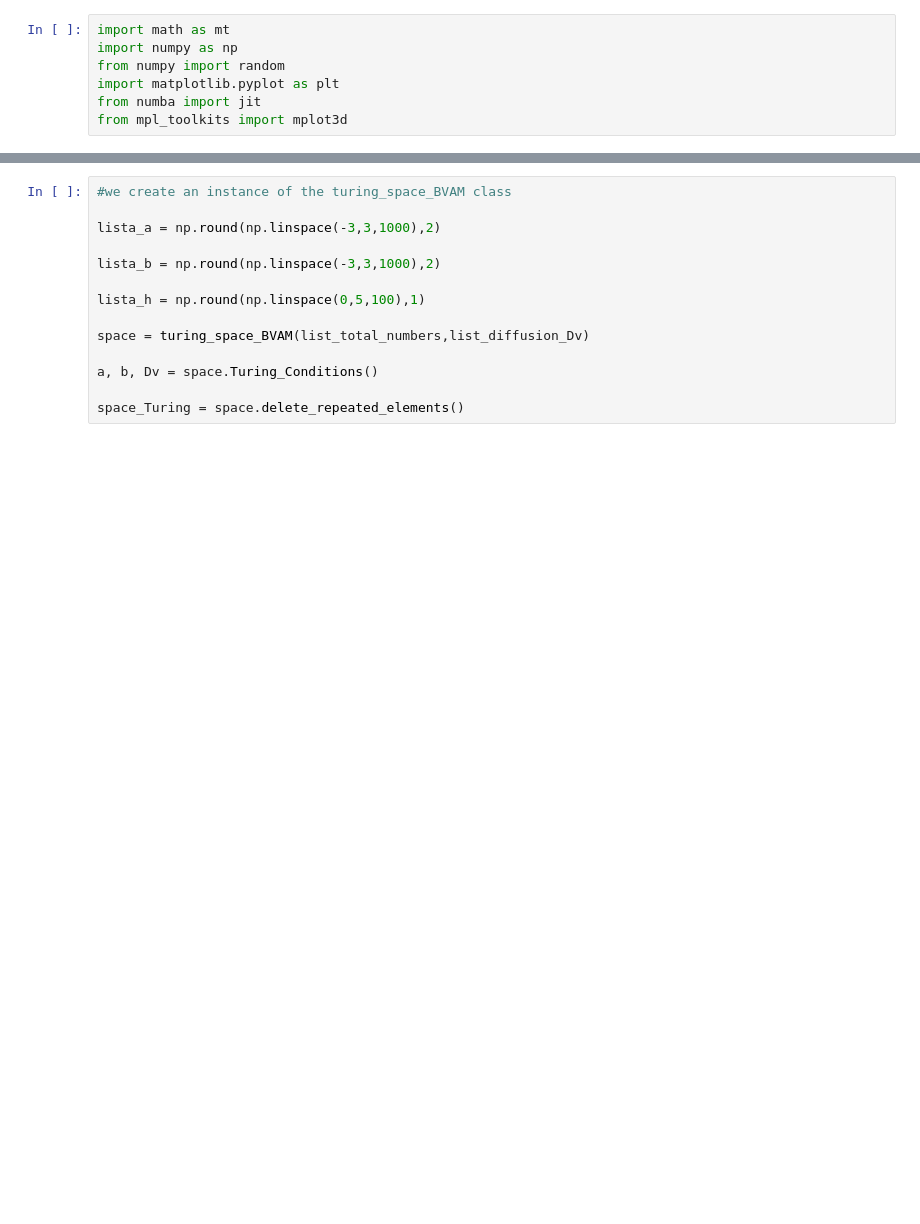
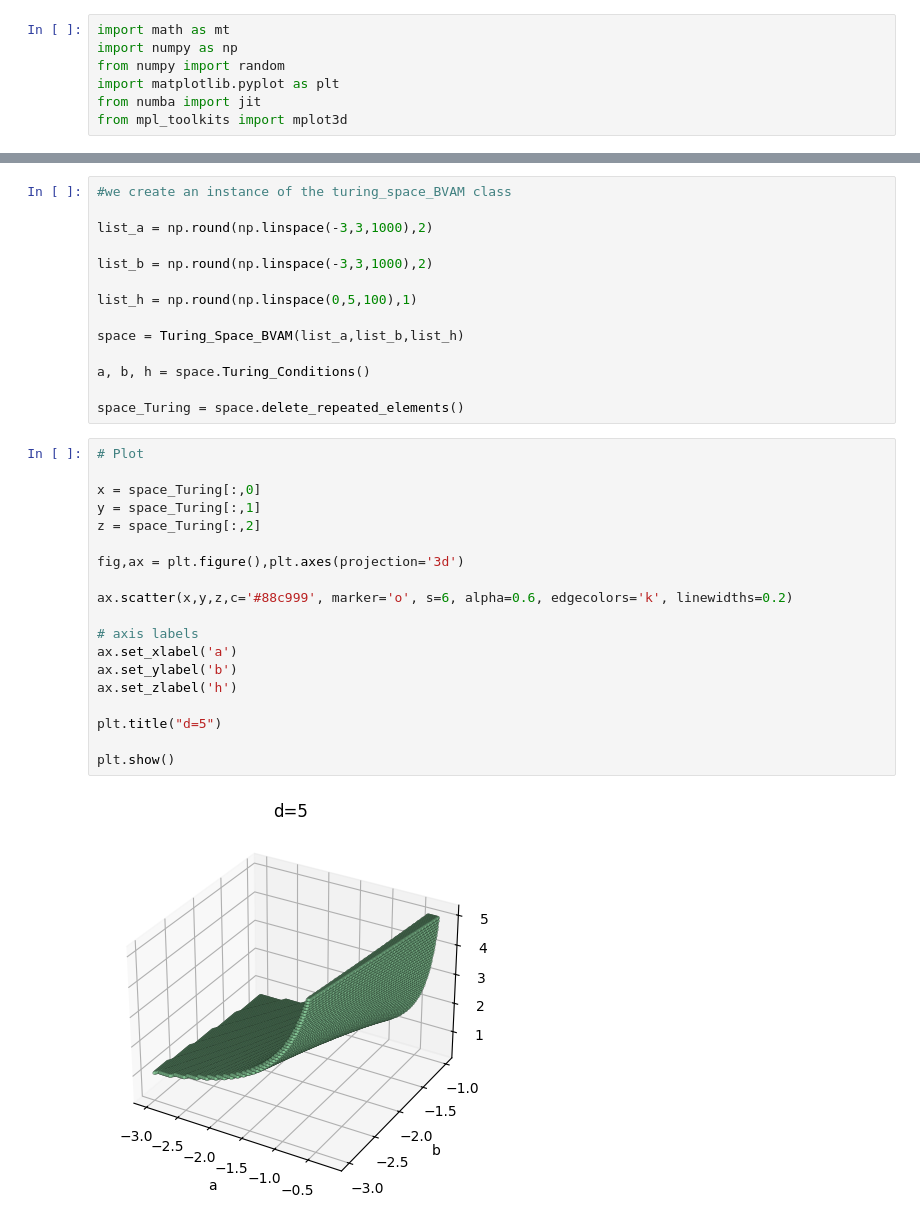
Before and after one commit to Miguel-neuron/Turing_Space, a Jupyter notebook: Turing_Space_BVAM.ipynb, the cells around one changed output, grey strips where cells are left out. Drawn from its saved outputs; the diff is of its cells as text; blank space fills up the shorter version.

Commit message:
plot BVAM y Schnakenberg

```diff
--- a/Turing_Space_BVAM.ipynb
+++ b/Turing_Space_BVAM.ipynb
@@ -40,14 +37,35 @@ class Turing_Space_BVAM:
 # %%
 #we create an instance of the turing_space_BVAM class
 
-lista_a = np.round(np.linspace(-3,3,1000),2)
+list_a = np.round(np.linspace(-3,3,1000),2)
 
-lista_b = np.round(np.linspace(-3,3,1000),2)
+list_b = np.round(np.linspace(-3,3,1000),2)
 
-lista_h = np.round(np.linspace(0,5,100),1)
+list_h = np.round(np.linspace(0,5,100),1)
 
-space = turing_space_BVAM(list_total_numbers,list_diffusion_Dv)
+space = Turing_Space_BVAM(list_a,list_b,list_h)
 
-a, b, Dv = space.Turing_Conditions()
+a, b, h = space.Turing_Conditions()
 
 space_Turing = space.delete_repeated_elements()
+# %%
+# Plot
+
+x = space_Turing[:,0]
+y = space_Turing[:,1]
+z = space_Turing[:,2]
+
+fig,ax = plt.figure(),plt.axes(projection='3d')
+
+ax.scatter(x,y,z,c='#88c999', marker='o', s=6, alpha=0.6, edgecolors='k', linewidths=0.2)
+
+# axis labels
+ax.set_xlabel('a')
+ax.set_ylabel('b')
+ax.set_zlabel('h')
+
+plt.title("d=5")
+
+plt.show()
+# %% [output]
+[figure, added]
```
Also changed, not shown: parts of 1 cell of this notebook, 1 other file.
